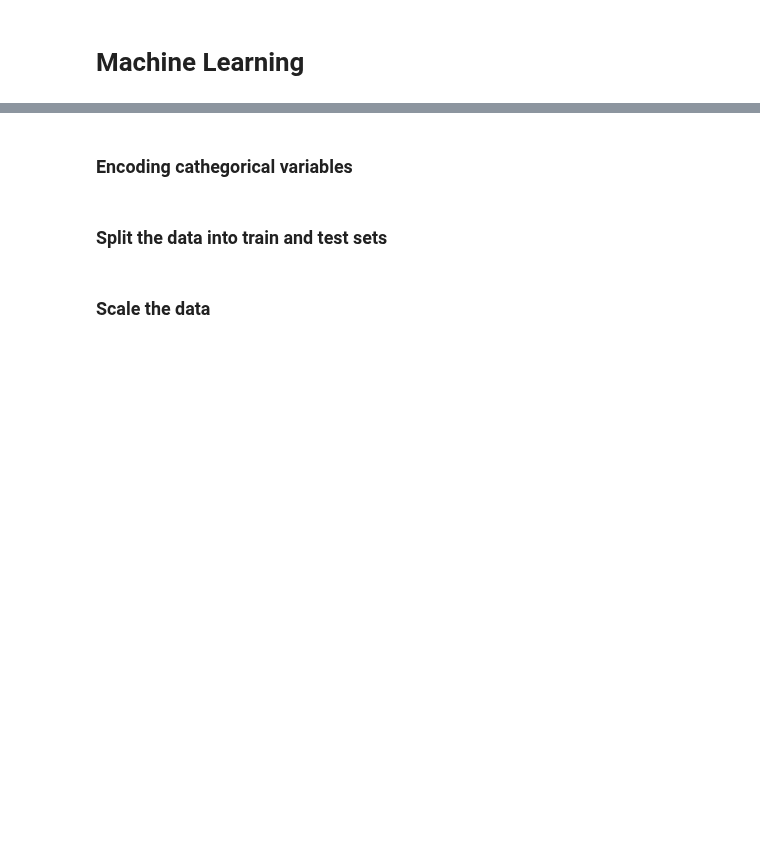
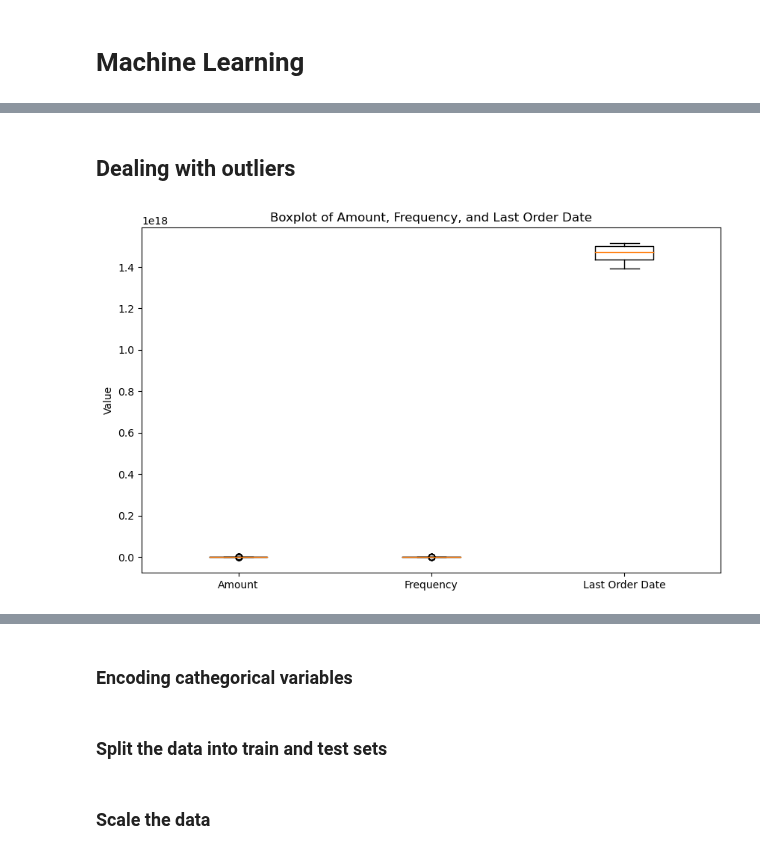
Before and after one commit to MaxLopezSalgado/superstore_e-commerce, a Jupyter notebook: ML/ML.ipynb, the cells around one changed output, grey strips where cells are left out. Cells and saved outputs as stored; diff of their text form; code cells hidden in the pictures; blank space fills up the shorter version.

```diff
--- a/ML/ML.ipynb
+++ b/ML/ML.ipynb
@@ -114,0 +164,6 @@ sns.pairplot(cleaned_df, x_vars=['column1', 'column2', 'column3', 'column4'], y_
+# %%
+# Create a new DataFrame by grouping the customers based on their ID and summing the Sales column:
+superstore_monetary = superstore_df.groupby('Customer ID')['Sales'].sum()
+superstore_monetary = superstore_monetary.reset_index()
+superstore_monetary.columns = ['Customer ID', 'Amount']
+superstore_monetary.head()
@@ -114,0 +179,6 @@ sns.pairplot(cleaned_df, x_vars=['column1', 'column2', 'column3', 'column4'], y_
+# %%
+# Create a new DataFrame by considering How many unique Order IDs are there per customer:
+superstore_frequency = superstore_df.groupby('Customer ID')['Order ID'].nunique()
+superstore_frequency = superstore_frequency.reset_index()
+superstore_frequency.columns = ['Customer ID', 'Frequency']
+superstore_frequency.head()
@@ -114,0 +194,6 @@ sns.pairplot(cleaned_df, x_vars=['column1', 'column2', 'column3', 'column4'], y_
+# %%
+# Create a new DataFrame considering the last order date in the dataset:
+superstore_recency = superstore_df.groupby('Customer ID')['Order Date'].max()
+superstore_recency = superstore_recency.reset_index()
+superstore_recency.columns = ['Customer ID', 'Last Order Date']
+superstore_recency.head()
@@ -114,0 +219,17 @@ sns.pairplot(cleaned_df, x_vars=['column1', 'column2', 'column3', 'column4'], y_
+# %% [markdown]
+## Dealing with outliers
+# %%
+
+
+# Convert 'Last Order Date' column to numeric representation
+superstore_recency['Last Order Date'] = pd.to_numeric(superstore_recency['Last Order Date'], errors='coerce')
+
+# Create a boxplot for Amount, Frequency, and Last Order Date
+plt.figure(figsize=(10, 6))
+plt.boxplot([superstore_monetary['Amount'], superstore_frequency['Frequency'], superstore_recency['Last Order Date']],
+            labels=['Amount', 'Frequency', 'Last Order Date'])
+plt.ylabel('Value')
+plt.title('Boxplot of Amount, Frequency, and Last Order Date')
+plt.show()
+# %% [output]
+[figure, added]
```
Also changed, not shown: parts of 24 cells of this notebook, 1 other file.
